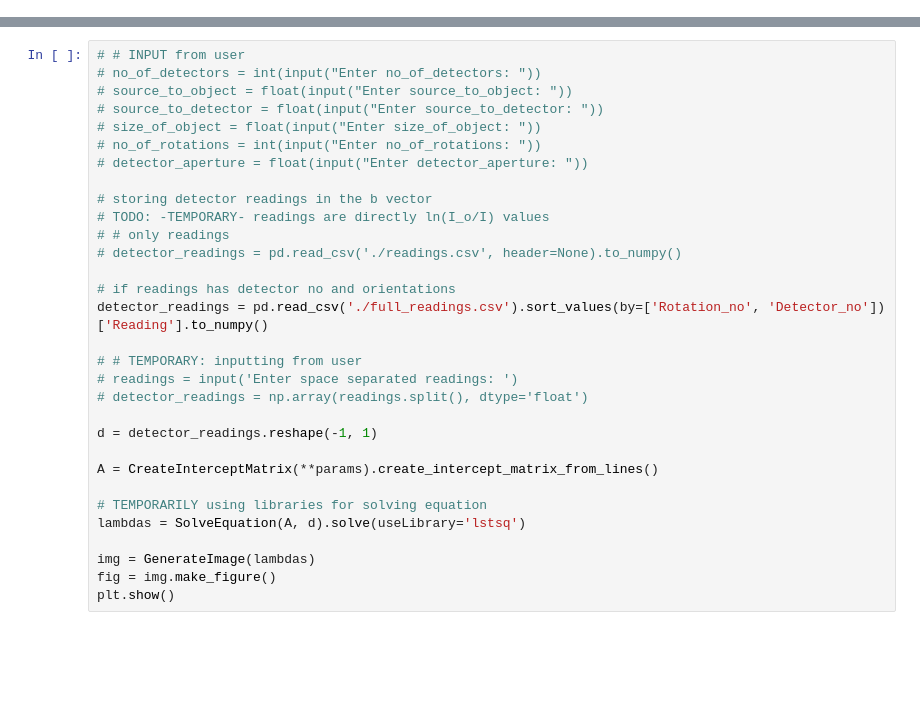
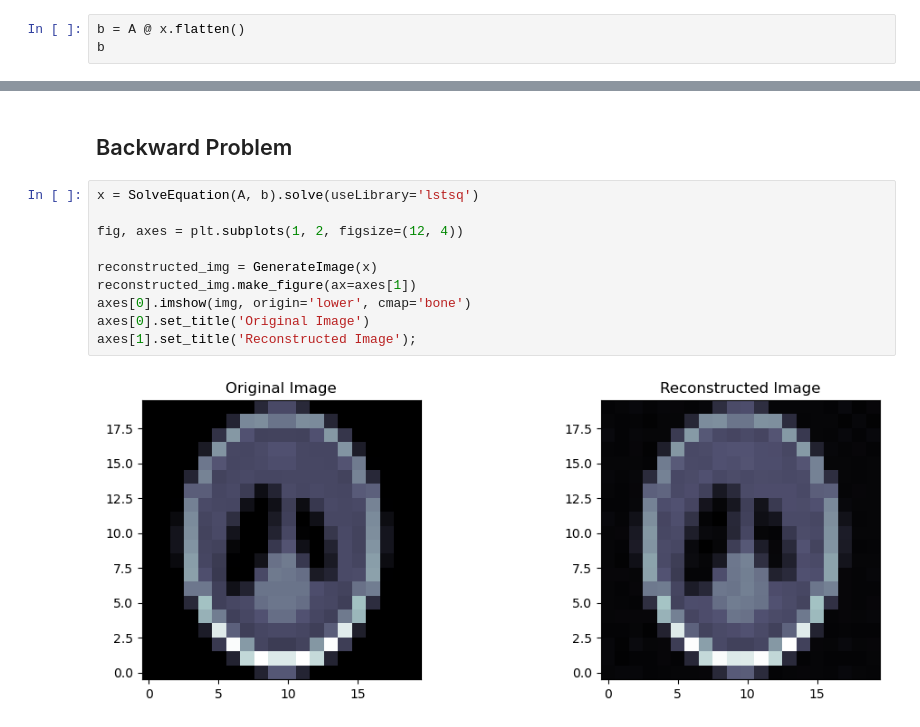
Before and after one commit to aakashks/CT-Reconstruction-2D, a Jupyter notebook: CT_image_reconstruction/test_shepp_logan.ipynb, the cells around one changed output, grey strips where cells are left out. Drawn from its saved outputs; the diff is of its cells as text; blank space fills up the shorter version.

```diff
--- a/CT_image_reconstruction/test_shepp_logan.ipynb
+++ b/CT_image_reconstruction/test_shepp_logan.ipynb
@@ -12,0 +44,3 @@ params = {
+# %%
+b = A @ x.flatten()
+b
@@ -13,31 +65,14 @@ params = {
+# %% [markdown]
+## Backward Problem
 # %%
-# # INPUT from user
-# no_of_detectors = int(input("Enter no_of_detectors: "))
-# source_to_object = float(input("Enter source_to_object: "))
-# source_to_detector = float(input("Enter source_to_detector: "))
-# size_of_object = float(input("Enter size_of_object: "))
-# no_of_rotations = int(input("Enter no_of_rotations: "))
-# detector_aperture = float(input("Enter detector_aperture: "))
+x = SolveEquation(A, b).solve(useLibrary='lstsq')
 
-# storing detector readings in the b vector
-# TODO: -TEMPORARY- readings are directly ln(I_o/I) values
-# # only readings
-# detector_readings = pd.read_csv('./readings.csv', header=None).to_numpy()
+fig, axes = plt.subplots(1, 2, figsize=(12, 4))
 
-# if readings has detector no and orientations
-detector_readings = pd.read_csv('./full_readings.csv').sort_values(by=['Rotation_no', 'Detector_no'])['Reading'].to_numpy()
-
-# # TEMPORARY: inputting from user
-# readings = input('Enter space separated readings: ')
-# detector_readings = np.array(readings.split(), dtype='float')
-
-d = detector_readings.reshape(-1, 1)
-
-A = CreateInterceptMatrix(**params).create_intercept_matrix_from_lines()
-
-# TEMPORARILY using libraries for solving equation
-lambdas = SolveEquation(A, d).solve(useLibrary='lstsq')
-
-img = GenerateImage(lambdas)
-fig = img.make_figure()
-plt.show()
+reconstructed_img = GenerateImage(x)
+reconstructed_img.make_figure(ax=axes[1])
+axes[0].imshow(img, origin='lower', cmap='bone')
+axes[0].set_title('Original Image')
+axes[1].set_title('Reconstructed Image');
+# %% [output]
+[figure, added]
```
Also changed, not shown: parts of 9 cells of this notebook, 3 other files.
